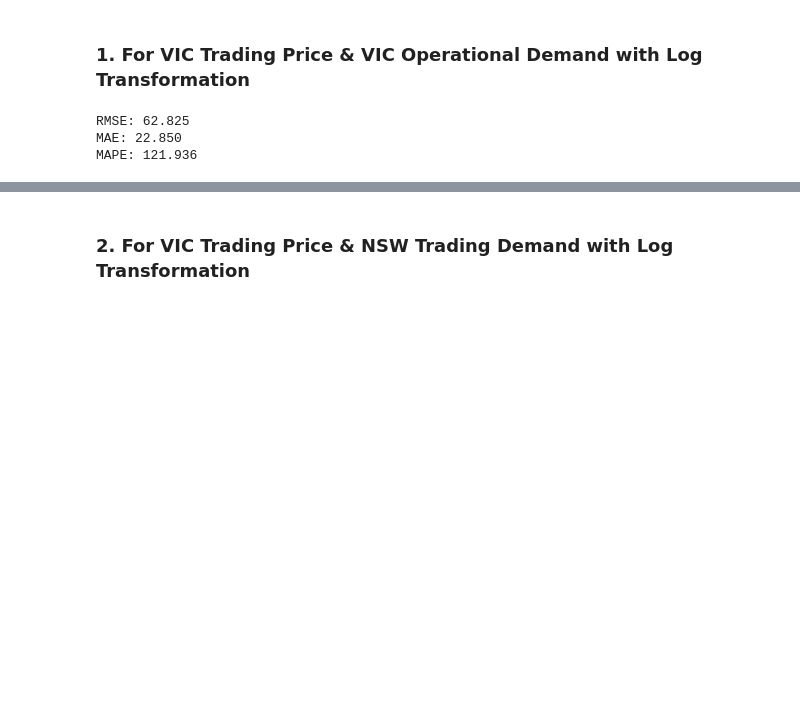
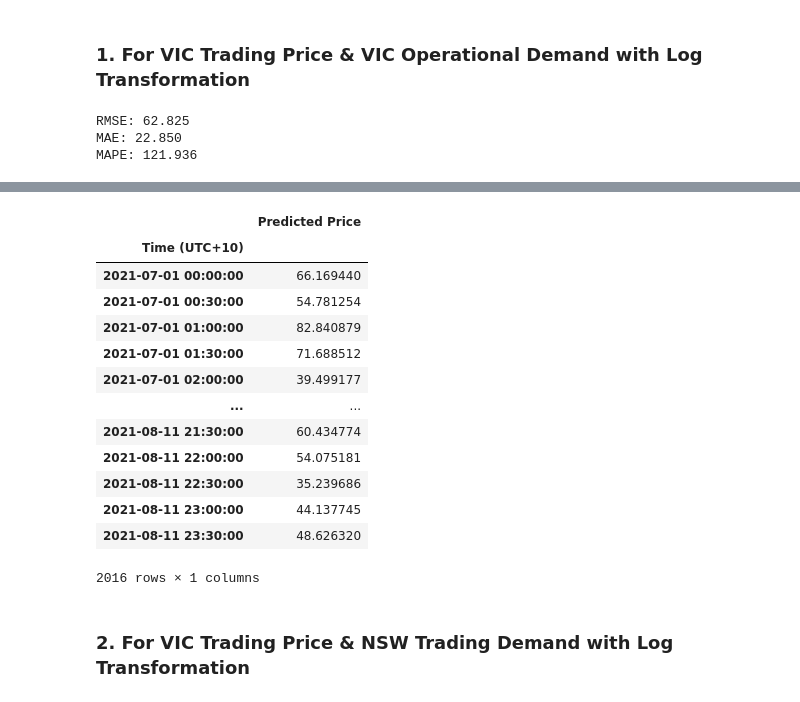
Before and after one commit to rinliauw/energy-market-and-battery-optimization, a Jupyter notebook: code/modelling/Vector Autoregression (Log).ipynb, the cells around one changed output, grey strips where cells are left out. Drawn from its saved outputs; the diff is of its cells as text; code cells hidden in the pictures; blank space fills up the shorter version.

```diff
--- a/code/modelling/Vector Autoregression (Log).ipynb
+++ b/code/modelling/Vector Autoregression (Log).ipynb
@@ -154,0 +162,6 @@ plot_predictions(tests, preds)
+# %%
+preds_df = pd.DataFrame(preds)
+# %%
+preds_df.index = test_data['Time (UTC+10)']
+# %%
+preds_df.columns = ['Predicted Price']
@@ -155,3 +170,20 @@ plot_predictions(tests, preds)
+# %%
+preds_df
+# %% [output]
+|  | Predicted Price |
+| Time (UTC+10) |  |
+| 2021-07-01 00:00:00 | 66.169440 |
+| 2021-07-01 00:30:00 | 54.781254 |
+| 2021-07-01 01:00:00 | 82.840879 |
+| 2021-07-01 01:30:00 | 71.688512 |
+| 2021-07-01 02:00:00 | 39.499177 |
+| ... | ... |
+| 2021-08-11 21:30:00 | 60.434774 |
+| 2021-08-11 22:00:00 | 54.075181 |
+| 2021-08-11 22:30:00 | 35.239686 |
+| 2021-08-11 23:00:00 | 44.137745 |
+| 2021-08-11 23:30:00 | 48.626320 |
+2016 rows × 1 columns
 # %% [markdown]
 ### 2. For VIC Trading Price & NSW Trading Demand with Log Transformation
 # %%
```
Also changed, not shown: parts of 5 cells of this notebook, 4 other files.
